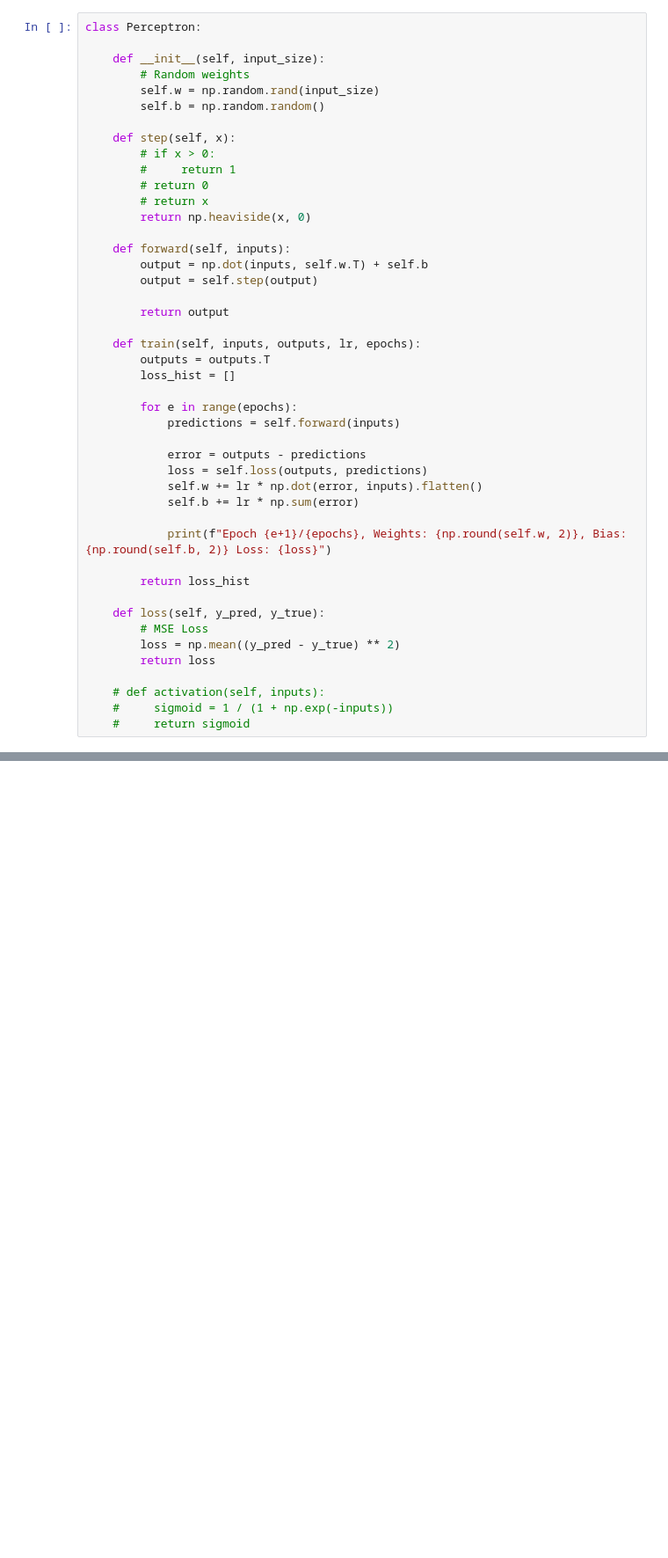
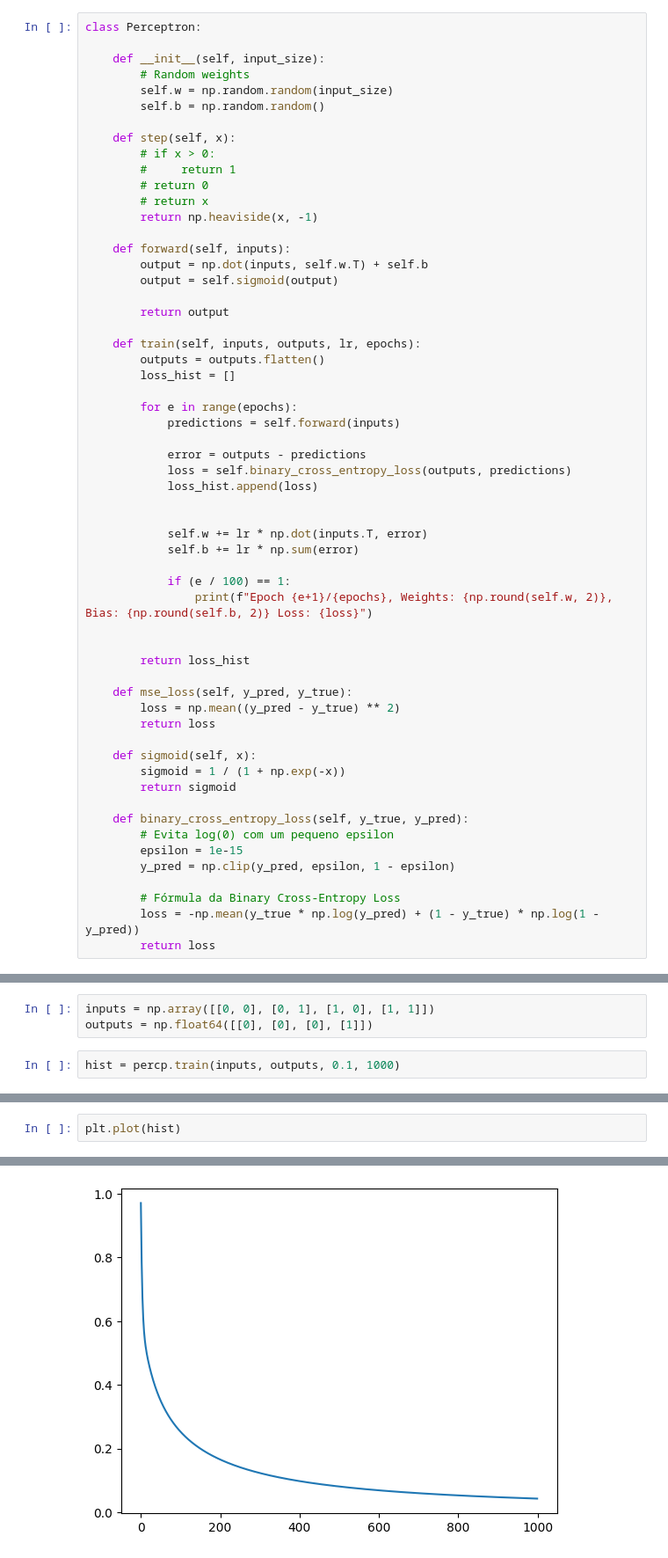
Before and after one commit to IvonLuiz/perceptron, a Jupyter notebook: perceptron.ipynb, the cells around one changed output, grey strips where cells are left out. Shown at 88% size. Saved outputs shown, nothing was run; the diff lists cells and outputs as text; blank space fills up the shorter version.

Commit message:
binary cross entropy. XOR, AND, OR cases ploted

```diff
--- a/perceptron.ipynb
+++ b/perceptron.ipynb
@@ -13,7 +14,7 @@ class Perceptron:
 
     def __init__(self, input_size):
         # Random weights
-        self.w = np.random.rand(input_size)
+        self.w = np.random.random(input_size)
         self.b = np.random.random()
 
     def step(self, x):
@@ -21,35 +22,48 @@ class Perceptron:
         #     return 1
         # return 0
         # return x
-        return np.heaviside(x, 0)
+        return np.heaviside(x, -1)
 
     def forward(self, inputs):
         output = np.dot(inputs, self.w.T) + self.b
-        output = self.step(output)
+        output = self.sigmoid(output)
 
         return output
 
     def train(self, inputs, outputs, lr, epochs):
-        outputs = outputs.T
+        outputs = outputs.flatten()
         loss_hist = []
 
         for e in range(epochs):
             predictions = self.forward(inputs)
 
             error = outputs - predictions
-            loss = self.loss(outputs, predictions)
-            self.w += lr * np.dot(error, inputs).flatten()
+            loss = self.binary_cross_entropy_loss(outputs, predictions)
+            loss_hist.append(loss)
+
+
+            self.w += lr * np.dot(inputs.T, error)
             self.b += lr * np.sum(error)
 
-            print(f"Epoch {e+1}/{epochs}, Weights: {np.round(self.w, 2)}, Bias: {np.round(self.b, 2)} Loss: {loss}")
+            if (e / 100) == 1:
+                print(f"Epoch {e+1}/{epochs}, Weights: {np.round(self.w, 2)}, Bias: {np.round(self.b, 2)} Loss: {loss}")
+
 
         return loss_hist
 
-    def loss(self, y_pred, y_true):
-        # MSE Loss
+    def mse_loss(self, y_pred, y_true):
         loss = np.mean((y_pred - y_true) ** 2)
         return loss
 
-    # def activation(self, inputs):
-    #     sigmoid = 1 / (1 + np.exp(-inputs))
-    #     return sigmoid
+    def sigmoid(self, x):
+        sigmoid = 1 / (1 + np.exp(-x))
+        return sigmoid
+
+    def binary_cross_entropy_loss(self, y_true, y_pred):
+        # Evita log(0) com um pequeno epsilon
+        epsilon = 1e-15
+        y_pred = np.clip(y_pred, epsilon, 1 - epsilon)
+
+        # Fórmula da Binary Cross-Entropy Loss
+        loss = -np.mean(y_true * np.log(y_pred) + (1 - y_true) * np.log(1 - y_pred))
+        return loss
@@ -94,0 +74,5 @@ Epoch 50/50, Weights: [0.31 0.18], Bias: -0.01 Loss: 0.0
+# %%
+inputs = np.array([[0, 0], [0, 1], [1, 0], [1, 1]])
+outputs = np.float64([[0], [0], [0], [1]])
+# %%
+hist = percp.train(inputs, outputs, 0.1, 1000)
@@ -94,0 +81,3 @@ Epoch 50/50, Weights: [0.31 0.18], Bias: -0.01 Loss: 0.0
+# %%
+plt.plot(hist)
+# %% [output]
@@ -95,3 +85,4 @@ Epoch 50/50, Weights: [0.31 0.18], Bias: -0.01 Loss: 0.0
+[figure, added]
 # %%
 pred_1 = percp.forward([0, 0])
 pred_2 = percp.forward([0, 1])
```
Also changed, not shown: parts of 19 cells of this notebook.
